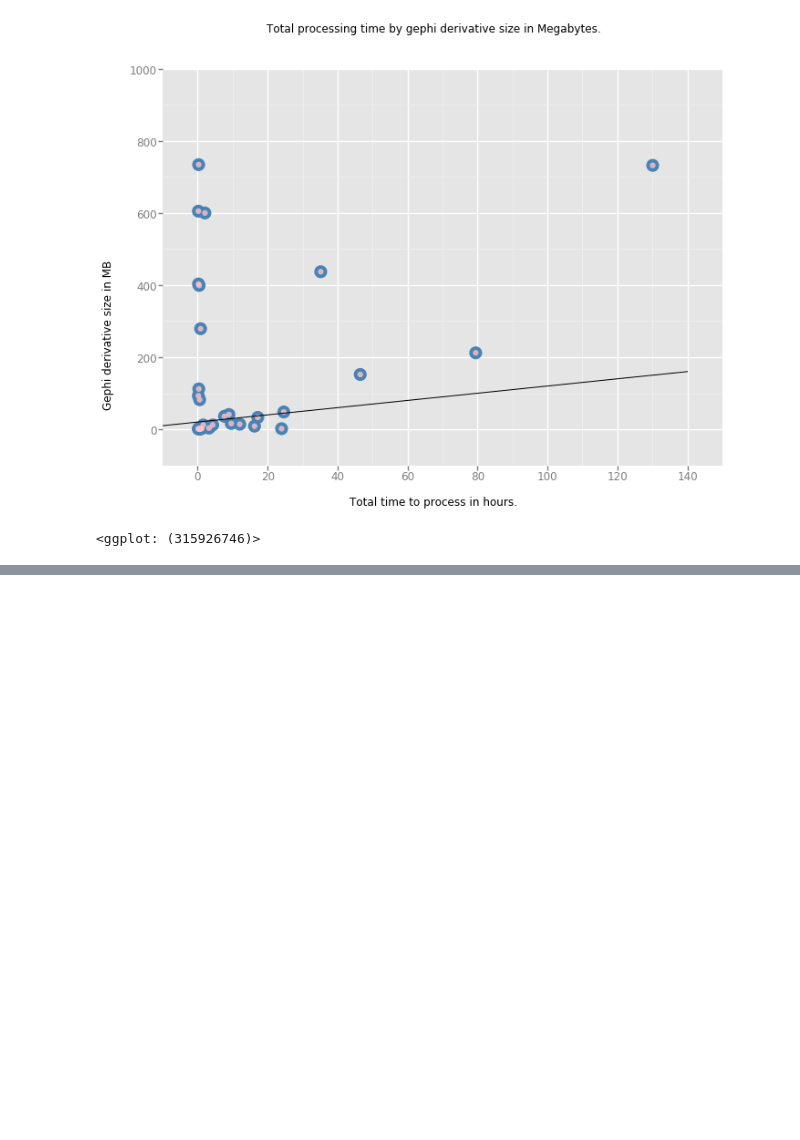
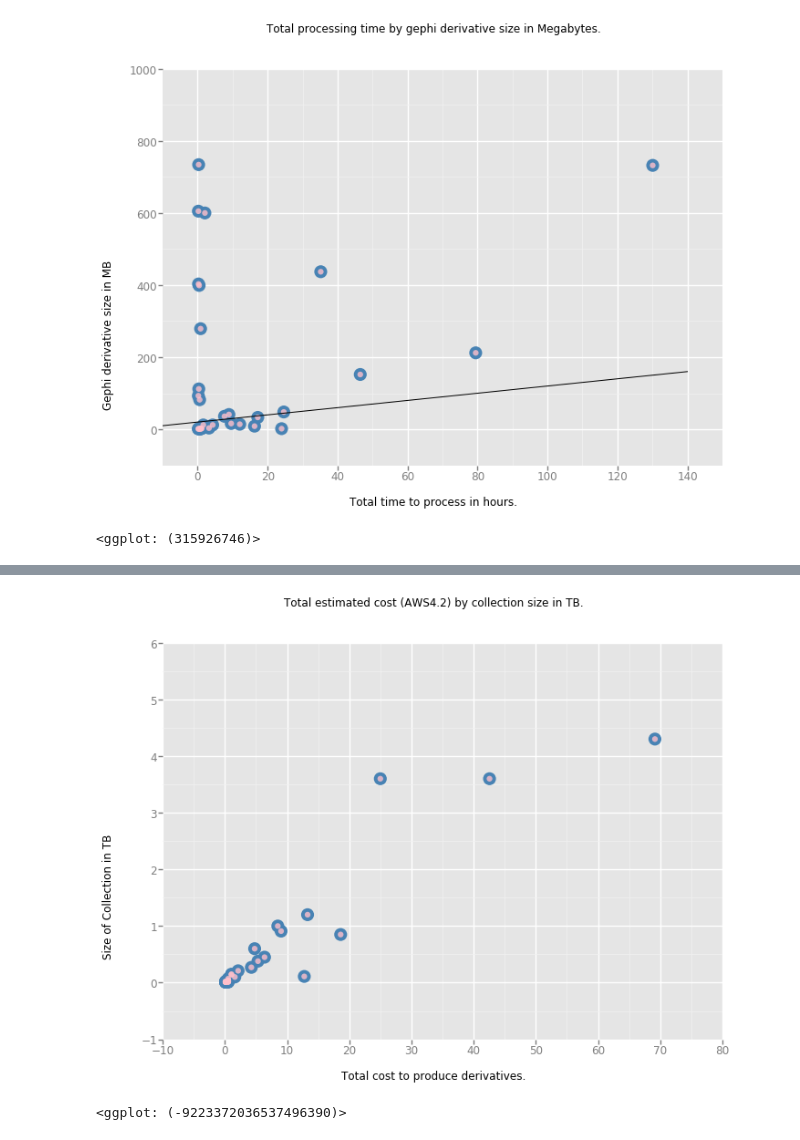
Before and after one commit to greebie/scatterdemo, a Jupyter notebook: Scatterplot Examples.ipynb, the cells around one changed output, grey strips where cells are left out. Drawn from its saved outputs; the diff is of its cells as text; code cells hidden in the pictures; blank space fills up the shorter version.

Commit message:
Add regression data.

```diff
--- a/Scatterplot Examples.ipynb
+++ b/Scatterplot Examples.ipynb
@@ -25,6 +26,9 @@ def dataconversion(dataString):
     elif (size == 'P'): #Petas, mostly for poise
         result = result * 1000000000
     return result
+
+def removeDollarSign(s):
+    return float(s[1:])
 # %%
 filename = "data/test_data_sustainability.csv"
 susData = pandas.read_csv(filename)
@@ -50,16 +54,23 @@ defaultForeground = geom_point(
     alpha=0.8,
     shape=None)
 
+
 TOTALTIME = 'TotalTime.1'
 susData['TotalTimeHours'] = pandas.Series(susData['TotalTime.1'].map(lambda x : x / 3600), index=susData.index)
 TEXTSIZE = 'TextSizeNum'
 DOMAINSIZE = 'DomainSizeNum'
 GEPHISIZE = 'GephiSizeNum'
 TOTALTIMEHOURS = 'TotalTimeHours'
+COST = 'Cost'
 SIZE = 'CollectionTB'
 susData['TextSizeNum'] = pandas.Series(susData['TextSize'].map(dataconversion), index=susData.index)
 susData['DomainSizeNum'] = pandas.Series(susData['DomainSize'].map(dataconversion), index=susData.index)
 susData['GephiSizeNum'] = pandas.Series(susData['GephiSize'].map(dataconversion), index=susData.index)
+susData['Cost'] = pandas.Series(susData['AWS4.2'].map(removeDollarSign), index=susData.index)
+
+# For statistics
+independent = susData[['TextSizeNum', 'DomainSizeNum', 'GephiSizeNum']]
+dependent = susData['Cost']
 # %%
 TITLE = ggtitle("Processing time for compressed Web Archives by number of Terrabytes.")
 XLAB = xlab("Total time to process in hours.")
@@ -122,0 +155,15 @@ ggplot(susData, aes(TOTALTIMEHOURS, GEPHISIZE)) +\
+# %%
+TITLE = ggtitle("Total estimated cost (AWS4.2) by collection size in TB.")
+XLAB = xlab("Total cost to produce derivatives.")
+YLAB = ylab("Size of Collection in TB")
+XLIM = xlim(-10, 80) # set limits for x-axis
+YLIM = ylim(-1, 6) # set limits for y-axis, if desired
+ggplot(susData, aes(COST, SIZE)) +\
+    defaultBackground +\
+    geom_abline(intercept=20) +\
+    defaultForeground +\
+    TITLE + XLAB + YLAB +\
+    XLIM + YLIM
+# %% [output]
+[figure, added]
+<ggplot: (-9223372036537496390)>
```
Also changed, not shown: parts of 4 cells of this notebook.
